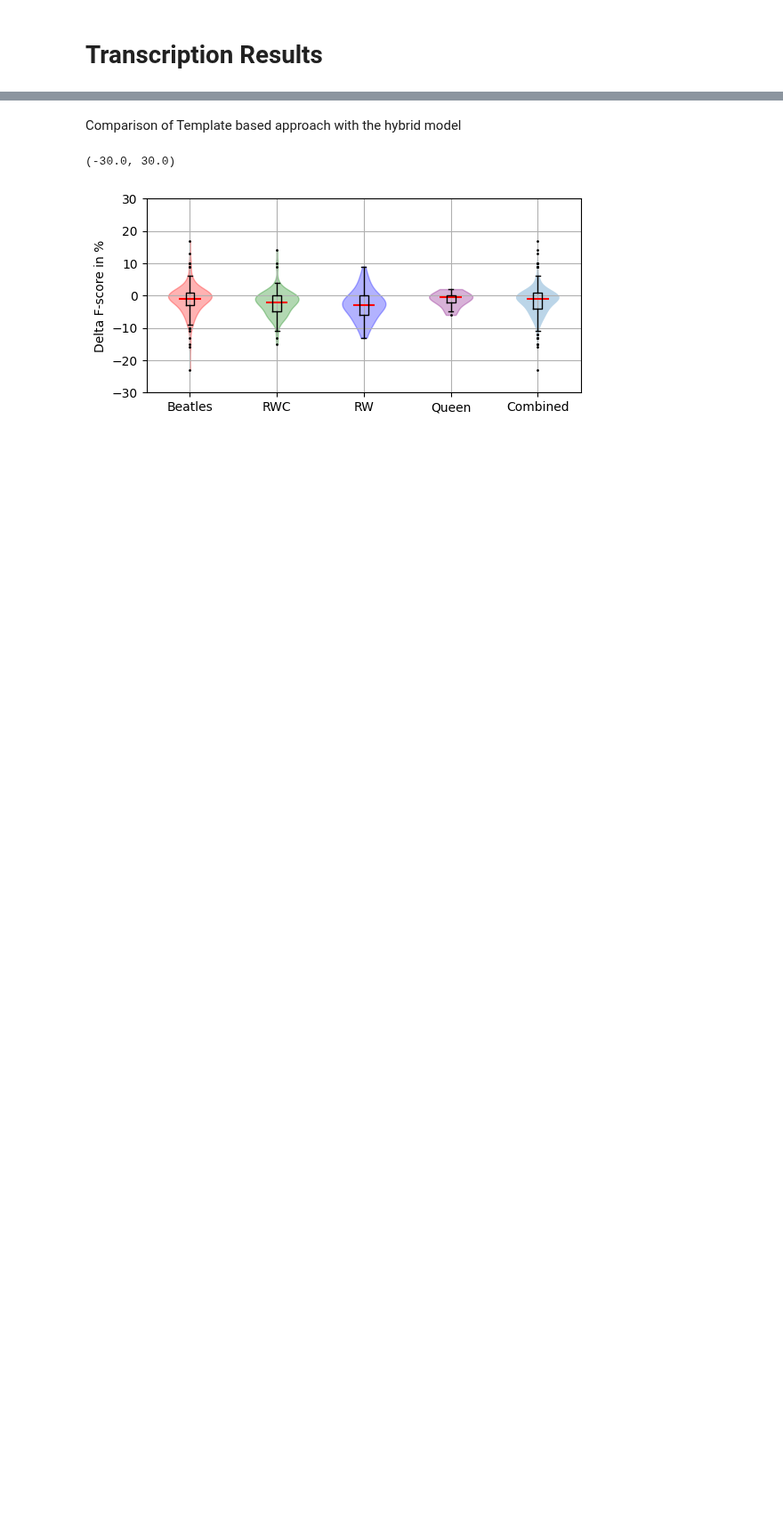
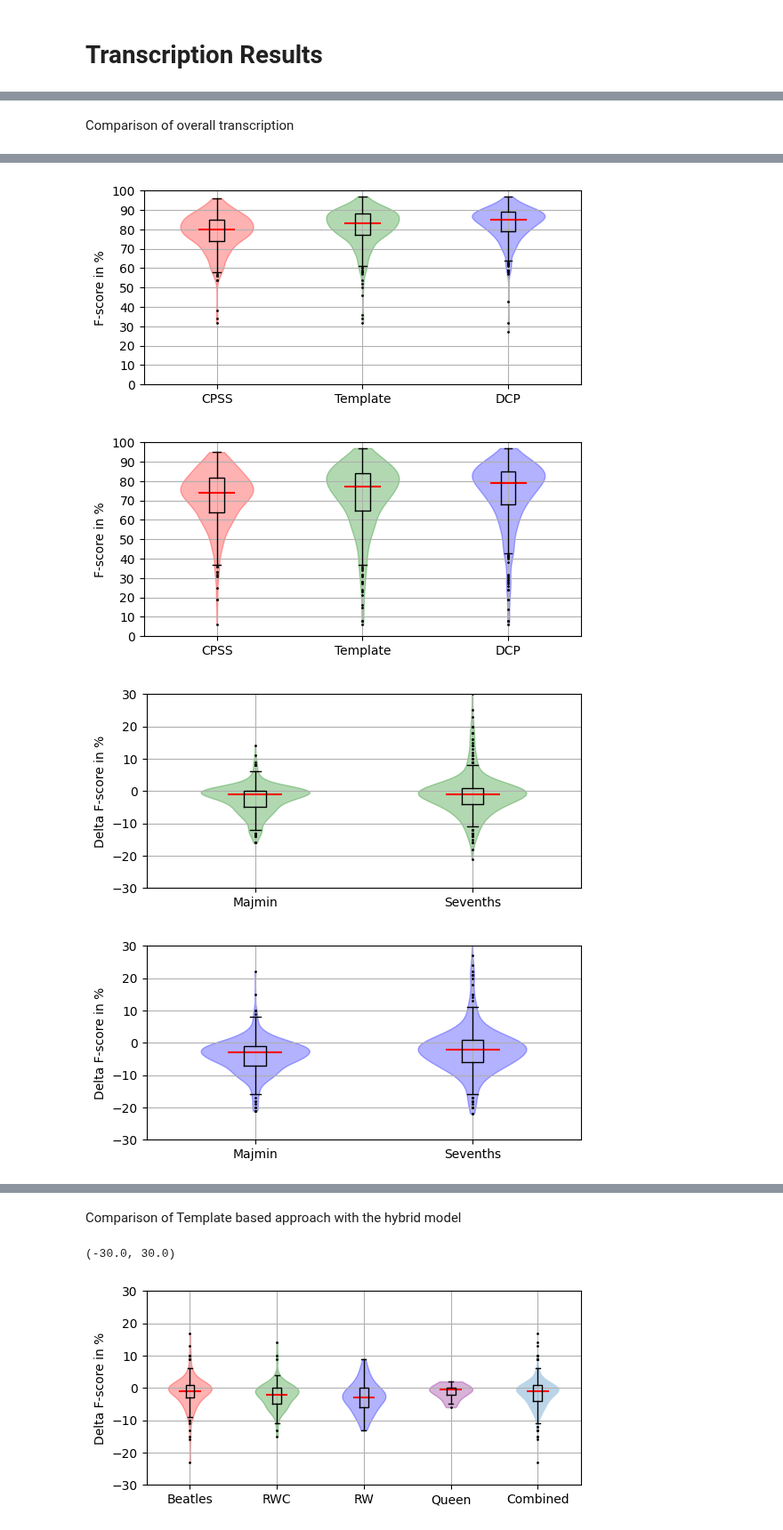
Before and after one commit to Maushax-jpg/chord-recognition, a Jupyter notebook: cpss.ipynb, the cells around one changed output, grey strips where cells are left out. Shown at 89% size. Cells and saved outputs as stored; diff of their text form; code cells hidden in the pictures; blank space fills up the shorter version.

```diff
--- a/cpss.ipynb
+++ b/cpss.ipynb
@@ -202,0 +287,66 @@ HBox(children=(IntSlider(value=0, description='T0:', disabled=True, layout=Layou
+# %% [markdown]
+Comparison of overall transcription
+# %%
+experiment_number = 3  # choose from 1 to 4
+experiments = {1:"crp_pitchspace_no_key.hdf5", 2:"crp_pitchspace.hdf5",
+                3:"dcp_pitchspace_no_key.hdf5",4:"dcp_pitchspace.hdf5"}
+
+# load madmom results
+dcp_majmin = utils.getFscoreResults(f"../results/madmom.hdf5","dcp","majmin")
+dcp_sevenths = utils.getFscoreResults(f"../results/madmom.hdf5","dcp","sevenths")
+
+model = "cpss"
+# model = "templates"
+
+data_majmin = []
+data_sevenths = []
+
+# prepare f_scores for violinplots and print table of results
+filepath = f"../results/{experiments[experiment_number]}"
+cpss_majmin = utils.getFscoreResults(filepath,"est_cpss","majmin")
+cpss_sevenths = utils.getFscoreResults(filepath,"est_cpss","sevenths")
+templates_majmin = utils.getFscoreResults(filepath,"est_templates","majmin")
+templates_sevenths = utils.getFscoreResults(filepath,"est_templates","sevenths")
+for x,y in zip(dcp_majmin["combined"][1],templates_majmin["combined"][1]):
+    if x != y:
+        print(x,y)
+print(f"----------{experiments[experiment_number]}------------")
+print("                  Median +/- IQR ")
+for dset in ["beatles","rwc_pop","rw","queen","combined"]:
+    print(f"{dset}")
+    print(f"CPSS Majmin        {100*np.median(cpss_majmin[dset][0])}% \
++/-{100 * np.subtract(*np.percentile(cpss_majmin[dset][0], [75, 25])):0.1f}%")
+    print(f"Templates Majmin   {100*np.median(templates_majmin[dset][0])}% \
++/-{100 * np.subtract(*np.percentile(templates_majmin[dset][0], [75, 25])):0.1f}%")
+    print(f"CPSS Sevenths      {100*np.median(cpss_sevenths[dset][0])}% \
++/-{100 * np.subtract(*np.percentile(cpss_sevenths[dset][0], [75, 25])):0.1f}%")
+    print(f"Templates Sevenths {100*np.median(templates_sevenths[dset][0])}% \
++/-{100 * np.subtract(*np.percentile(templates_sevenths[dset][0], [75, 25])):0.1f}%")
+
+data_majmin.append([100*f for f in cpss_majmin["combined"][0]])
+data_majmin.append([100*f for f in templates_majmin["combined"][0]])
+data_majmin.append([100*f for f in dcp_majmin["combined"][0]])
+data_sevenths.append([100*f for f in cpss_sevenths["combined"][0]])
+data_sevenths.append([100*f for f in templates_sevenths["combined"][0]])
+data_sevenths.append([100*f for f in dcp_sevenths["combined"][0]])
+colors = ['r','g','b','purple']
+xlabels = ["CPSS","Template","DCP"]
+fig,ax = utils.plotResults(data_majmin,xlabels,colors,np.arange(0,110,10),ylim=(0,100))
+ax.set_ylabel("F-score in %")
+fig,ax = utils.plotResults(data_sevenths,xlabels,colors,np.arange(0,110,10),ylim=(0,100));
+ax.set_ylabel("F-score in %")
+
+# compare CPSS with Templates
+deltas_majmin = [x-y for x,y in zip(data_majmin[0],data_majmin[1])]
+deltas_sevenths = [x-y for x,y in zip(data_sevenths[0],data_sevenths[1])]
+colors = ['g','g']
+xlabels = ["Majmin","Sevenths"]
+utils.plotResults([deltas_majmin,deltas_sevenths],xlabels,colors,np.arange(-30,40,10),ylim=(-30,30));
+
+# compare CPSS with DeepChroma
+deltas_majmin = [x-y for x,y in zip(data_majmin[0],data_majmin[2])]
+deltas_sevenths = [x-y for x,y in zip(data_sevenths[0],data_sevenths[2])]
+colors = ['b','b']
+xlabels = ["Majmin","Sevenths"]
+utils.plotResults([deltas_majmin,deltas_sevenths],xlabels,colors,np.arange(-30,40,10),ylim=(-30,30));
+# %% [output]
@@ -203 +370,5 @@ HBox(children=(IntSlider(value=0, description='T0:', disabled=True, layout=Layou
+[figure, added]
+[figure, added]
+[figure, added]
+[figure, added]
 # %% [markdown]
```
Also changed, not shown: parts of 13 cells of this notebook, 3 other files.
